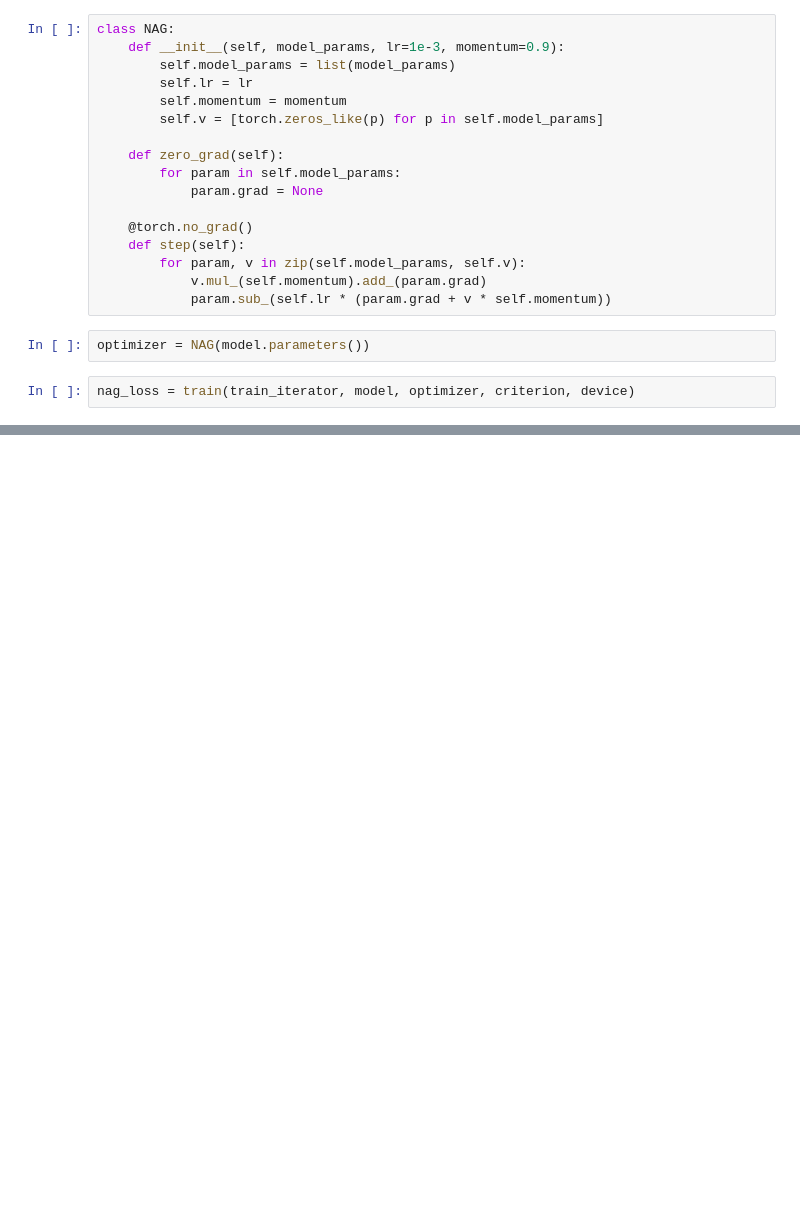
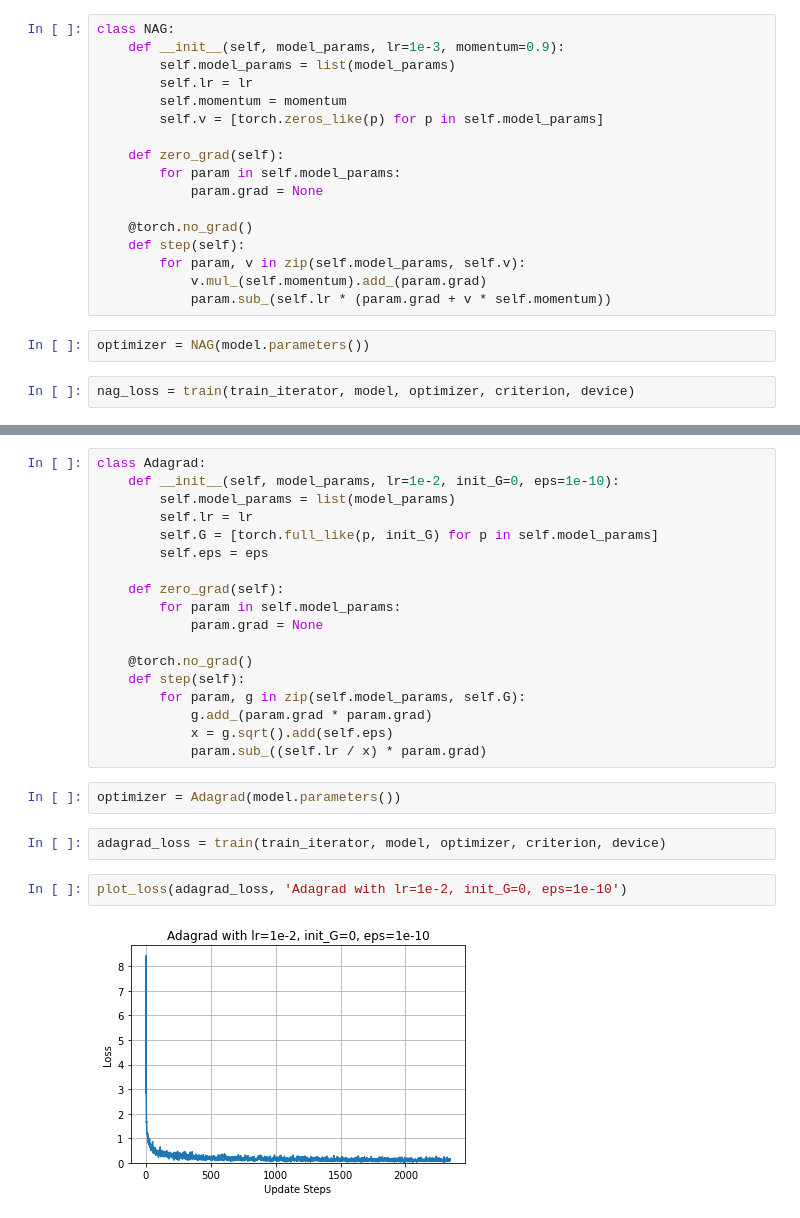
Before and after one commit to bentrevett/a-tour-of-pytorch-optimizers, a Jupyter notebook: optimizers.ipynb, the cells around one changed output, grey strips where cells are left out. Drawn from its saved outputs; the diff is of its cells as text; blank space fills up the shorter version.

Commit message:
added adagrad

```diff
--- a/optimizers.ipynb
+++ b/optimizers.ipynb
@@ -251,0 +262,26 @@ plot_losses(losses, labels, 'SGD Optimizers with lr=1e-3, momentum=0.9')
+# %%
+class Adagrad:
+    def __init__(self, model_params, lr=1e-2, init_G=0, eps=1e-10):
+        self.model_params = list(model_params)
+        self.lr = lr
+        self.G = [torch.full_like(p, init_G) for p in self.model_params]
+        self.eps = eps
+
+    def zero_grad(self):
+        for param in self.model_params:
+            param.grad = None
+
+    @torch.no_grad()
+    def step(self):
+        for param, g in zip(self.model_params, self.G):
+            g.add_(param.grad * param.grad)
+            x = g.sqrt().add(self.eps)
+            param.sub_((self.lr / x) * param.grad)
+# %%
+optimizer = Adagrad(model.parameters())
+# %%
+adagrad_loss = train(train_iterator, model, optimizer, criterion, device)
+# %%
+plot_loss(adagrad_loss, 'Adagrad with lr=1e-2, init_G=0, eps=1e-10')
+# %% [output]
+[figure, added]
```
Also changed, not shown: parts of 28 cells of this notebook.
